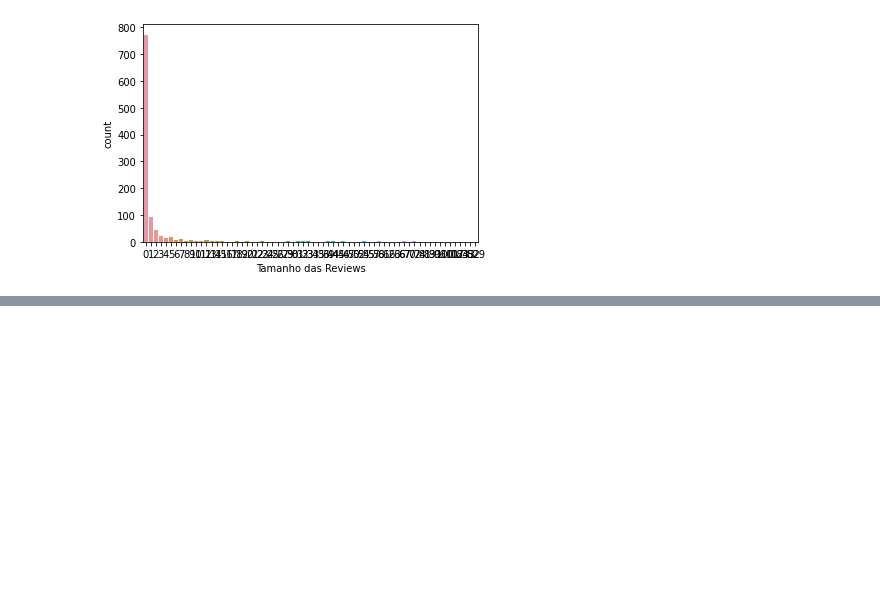
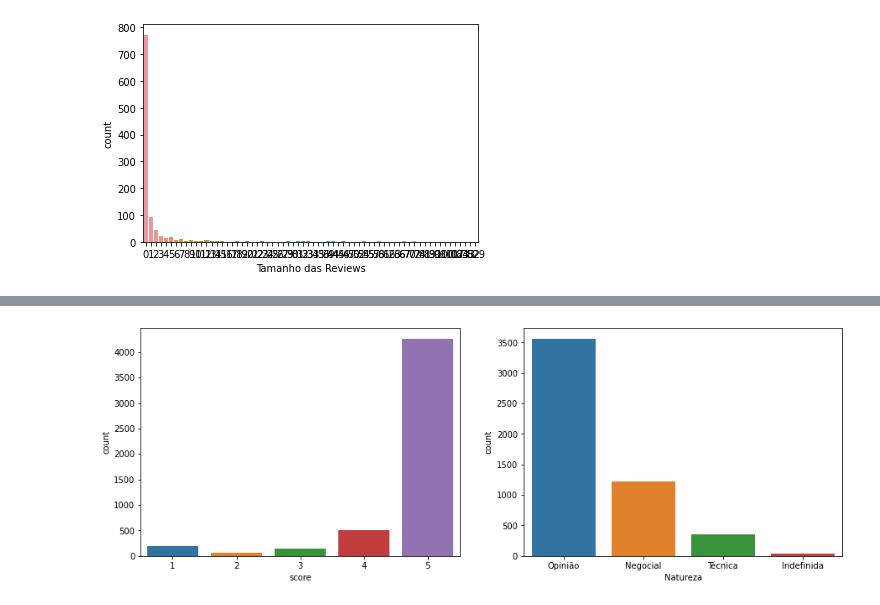
Before and after one commit to marcelounb/BB, a Jupyter notebook: ia_mobile2.ipynb, the cells around one changed output, grey strips where cells are left out. Drawn from its saved outputs; the diff is of its cells as text; code cells hidden in the pictures; blank space fills up the shorter version.

```diff
--- a/ia_mobile2.ipynb
+++ b/ia_mobile2.ipynb
@@ -140,0 +139,7 @@ dataset2.head(20)
+# %%
+fig, ax =plt.subplots(1,2, figsize=(15,5))
+sns.countplot(x=dataset['score'], ax=ax[0])
+sns.countplot(x=dataset['Natureza'], ax=ax[1])
+fig.show()
+# %% [output]
+[figure, added]
```
Also changed, not shown: parts of 18 cells of this notebook.
